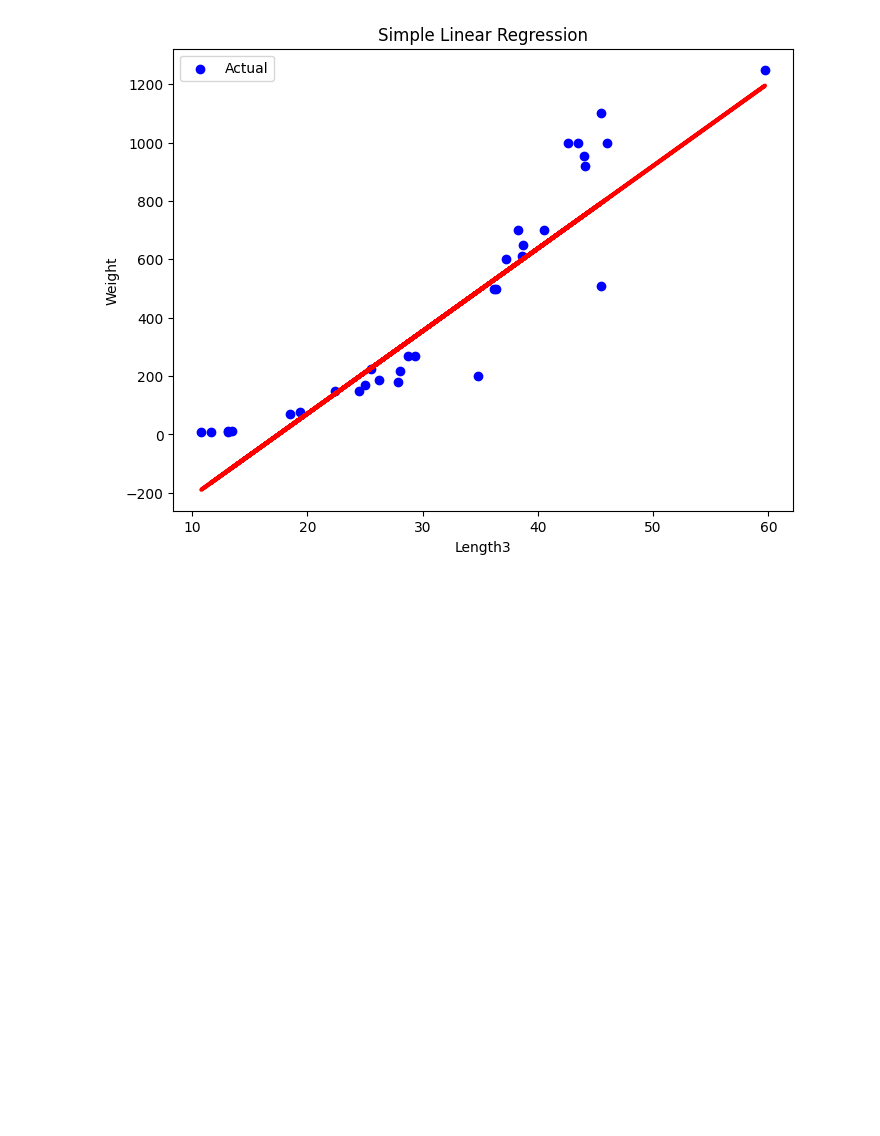
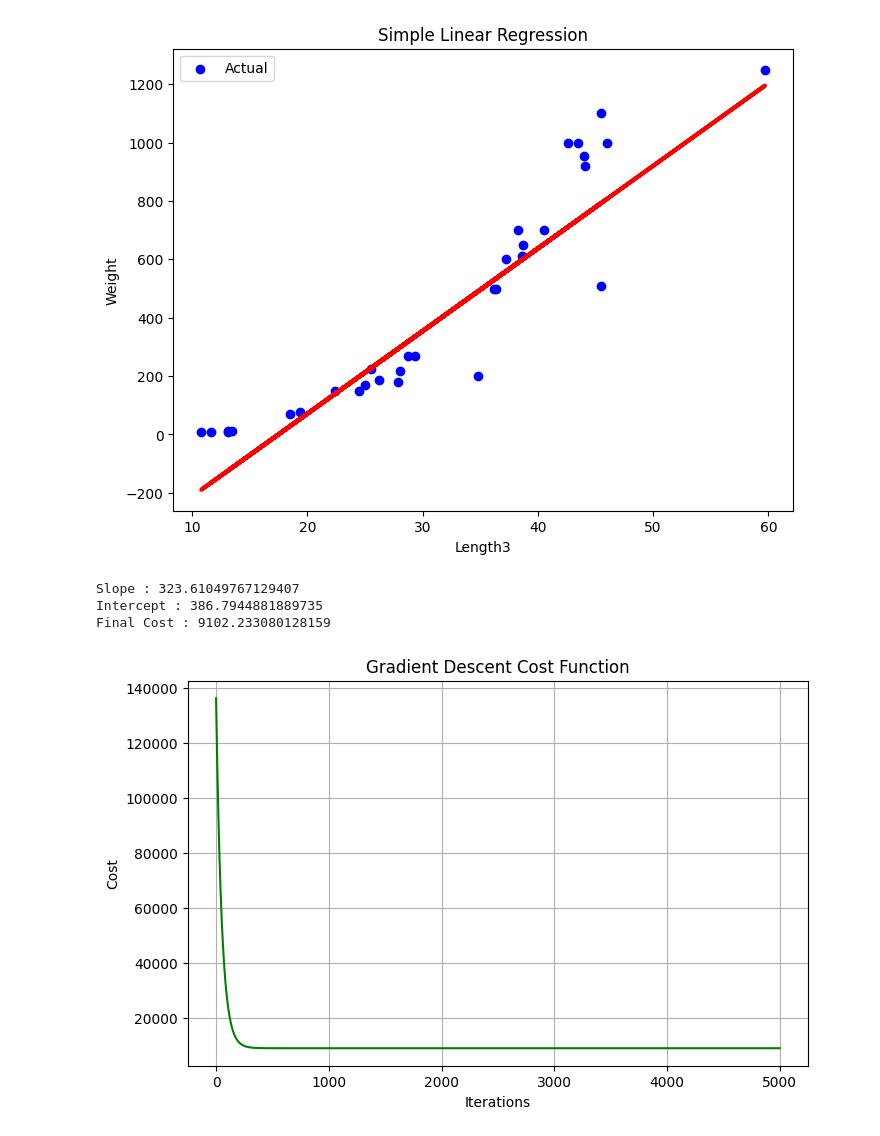
Before and after one commit to AbhishekShah272002/Machine-Learning-Study., a Jupyter notebook: Learning-Labs/Fish.ipynb, the cells around one changed output. Cells and saved outputs as stored; diff of their text form; code cells hidden in the pictures; blank space fills up the shorter version.

```diff
--- a/Learning-Labs/Fish.ipynb
+++ b/Learning-Labs/Fish.ipynb
@@ -134,0 +137,50 @@ plt.show()
+# %%
+X = X_train_scaled.flatten()
+y = y_train.values
+
+n = len(X)
+# %%
+m = 0
+b = 0
+
+learning_rate = 0.01
+epochs = 5000
+
+cost_history = []
+# %%
+for epoch in range(epochs):
+
+    y_pred = m * X + b
+
+    cost = (1/(2*n)) * np.sum((y - y_pred) ** 2)
+    cost_history.append(cost)
+
+    dm = -(1/n) * np.sum(X * (y - y_pred))
+    db = -(1/n) * np.sum(y - y_pred)
+
+    m = m - learning_rate * dm
+    b = b - learning_rate * db
+
+print("Slope :", m)
+print("Intercept :", b)
+print("Final Cost :", cost_history[-1])
+# %% [output]
+Slope : 323.61049767129407
+Intercept : 386.7944881889735
+Final Cost : 9102.233080128159
+# %%
+plt.figure(figsize=(8,5))
+
+plt.plot(cost_history, color='green')
+
+plt.title("Gradient Descent Cost Function")
+
+plt.xlabel("Iterations")
+
+plt.ylabel("Cost")
+
+plt.grid(True)
+
+plt.show()
+# %% [output]
+[figure, added]
```
Also changed, not shown: parts of 2 cells of this notebook.
